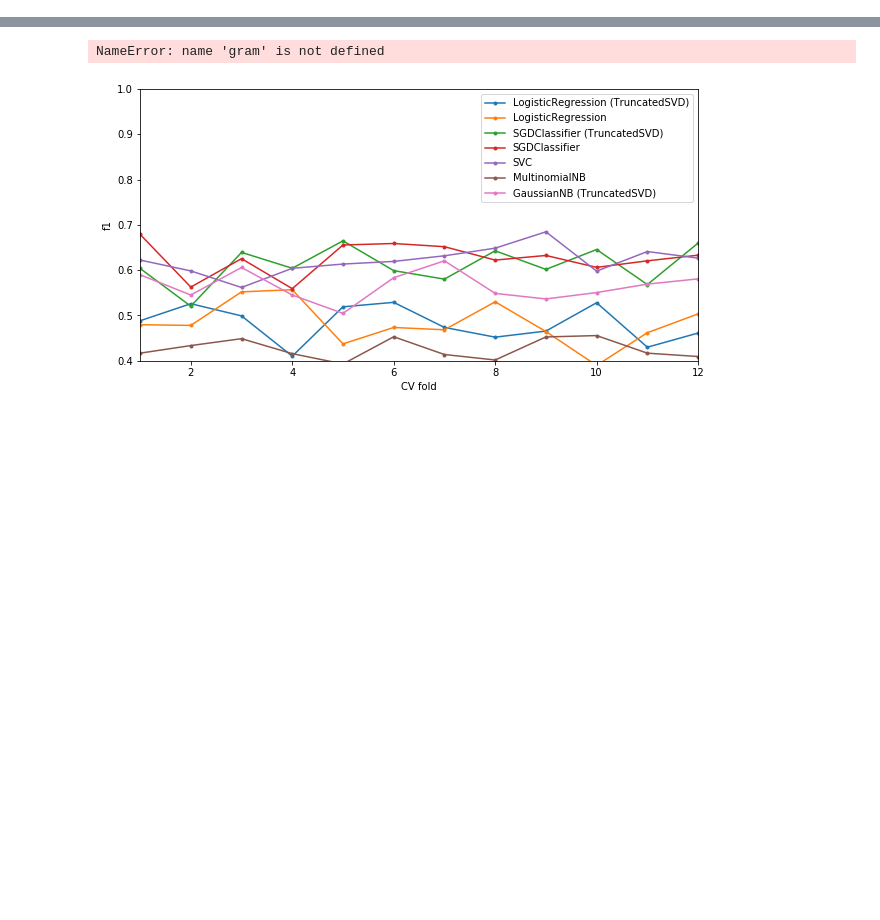
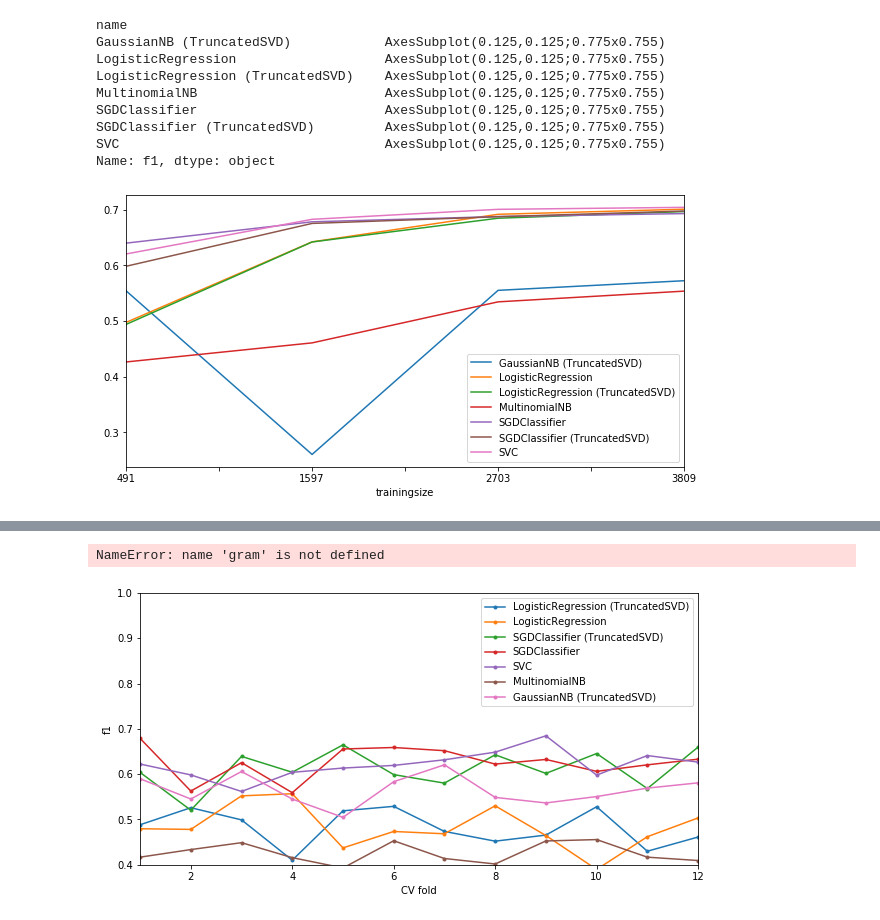
Before and after one commit to nitimkc/cyberbullying, a Jupyter notebook: result_analysis-checkpoint.ipynb, the cells around one changed output, grey strips where cells are left out. Cells and saved outputs as stored; diff of their text form; code cells hidden in the pictures; blank space fills up the shorter version.

Commit message:
learning curve updated

```diff
--- a/result_analysis-checkpoint.ipynb
+++ b/result_analysis-checkpoint.ipynb
@@ -7,7 +8,7 @@ import matplotlib.pyplot as plt
 ROOT = 'C:\\Users\\niti.mishra\\Documents\\Personal\\cyberbullying\\'
 RESULTS = os.path.join(ROOT, 'results')
 PLOTS = os.path.join(RESULTS) #, 'fig')
-file = RESULTS+'\\TRACE_results_400.json'
+file = RESULTS+'\\TRACE_results491.json'
 
 df = pd.read_json(file, lines=True)
 df
@@ -24,8 +25,8 @@ df
 new_df = pd.DataFrame(columns=df.columns[1:])
 new_df['name'] = df.name
 
-for i in df.columns[2:]:
+for i in df.columns[2:7]:
     nes_ls = df[i].values.tolist()
     avg = [sum(ls)/len(ls) for ls in nes_ls]
     new_df[i] = pd.Series(avg)
-new_df
+new_df['trainingsize'] = str(re.search(r'\d\d\d', file).group())
@@ -40,0 +48,30 @@ new_df
+# %%
+file = RESULTS+'\\TRACE_results2703.json'
+df = pd.read_json(file, lines=True)
+
+new_df = pd.DataFrame(columns=df.columns[1:])
+new_df['name'] = df.name
+
+for i in df.columns[2:7]:
+    nes_ls = df[i].values.tolist()
+    avg = [sum(ls)/len(ls) for ls in nes_ls]
+    new_df[i] = pd.Series(avg)
+new_df['trainingsize'] = str(re.search(r'\d\d\d\d', file).group())
+
+plot_df = plot_df.append(new_df)
+# %%
+file = RESULTS+'\\TRACE_results3809.json'
+df = pd.read_json(file, lines=True)
+
+new_df = pd.DataFrame(columns=df.columns[1:])
+new_df['name'] = df.name
+
+for i in df.columns[2:7]:
+    nes_ls = df[i].values.tolist()
+    avg = [sum(ls)/len(ls) for ls in nes_ls]
+    new_df[i] = pd.Series(avg)
+new_df['trainingsize'] = str(re.search(r'\d\d\d\d', file).group())
+
+plot_df = plot_df.append(new_df)
+plot_df.set_index('trainingsize', inplace=True)
+plot_df
@@ -40,0 +97,13 @@ new_df
+# %%
+plot_df.groupby('name')['f1'].plot(legend=True)
+# %% [output]
+name
+GaussianNB (TruncatedSVD)            AxesSubplot(0.125,0.125;0.775x0.755)
+LogisticRegression                   AxesSubplot(0.125,0.125;0.775x0.755)
+LogisticRegression (TruncatedSVD)    AxesSubplot(0.125,0.125;0.775x0.755)
+MultinomialNB                        AxesSubplot(0.125,0.125;0.775x0.755)
+SGDClassifier                        AxesSubplot(0.125,0.125;0.775x0.755)
+SGDClassifier (TruncatedSVD)         AxesSubplot(0.125,0.125;0.775x0.755)
+SVC                                  AxesSubplot(0.125,0.125;0.775x0.755)
+Name: f1, dtype: object
+[figure, added]
```
Also changed, not shown: parts of 7 cells of this notebook, 26 other files.
